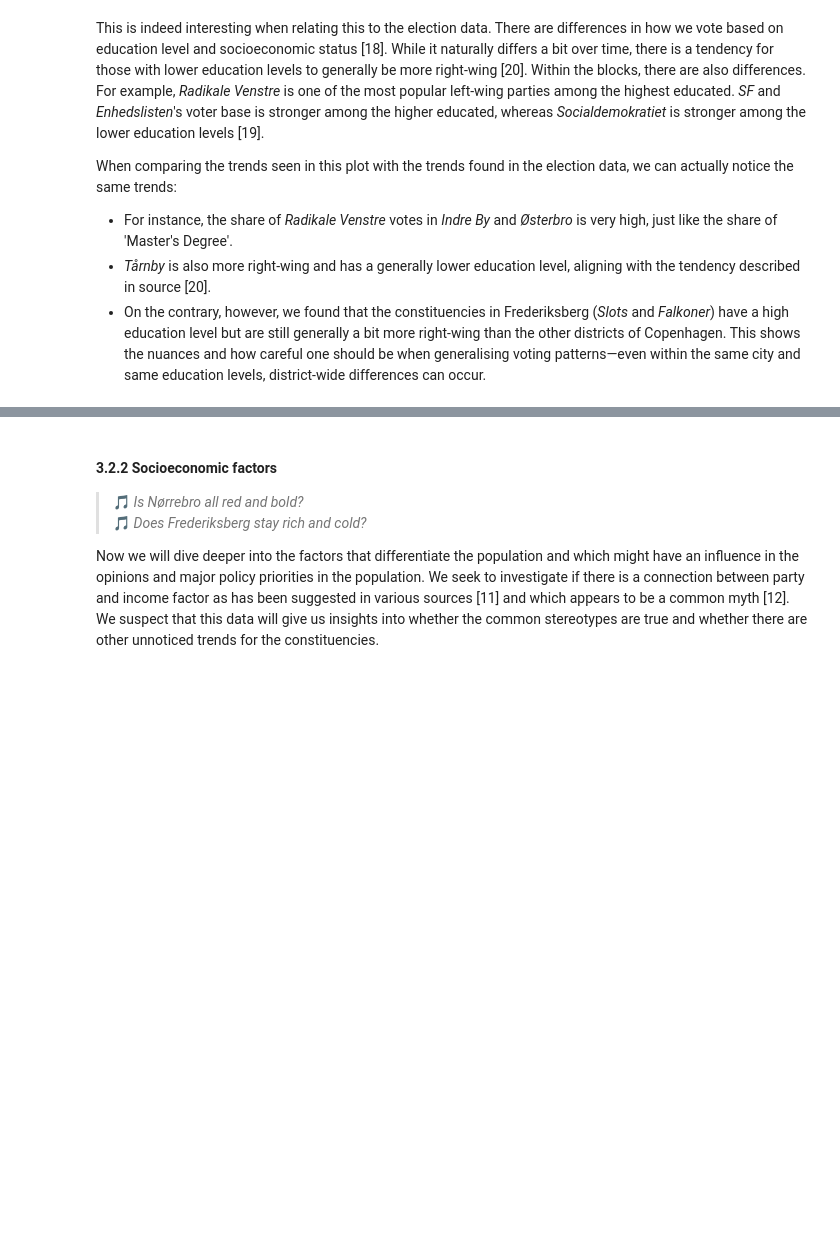
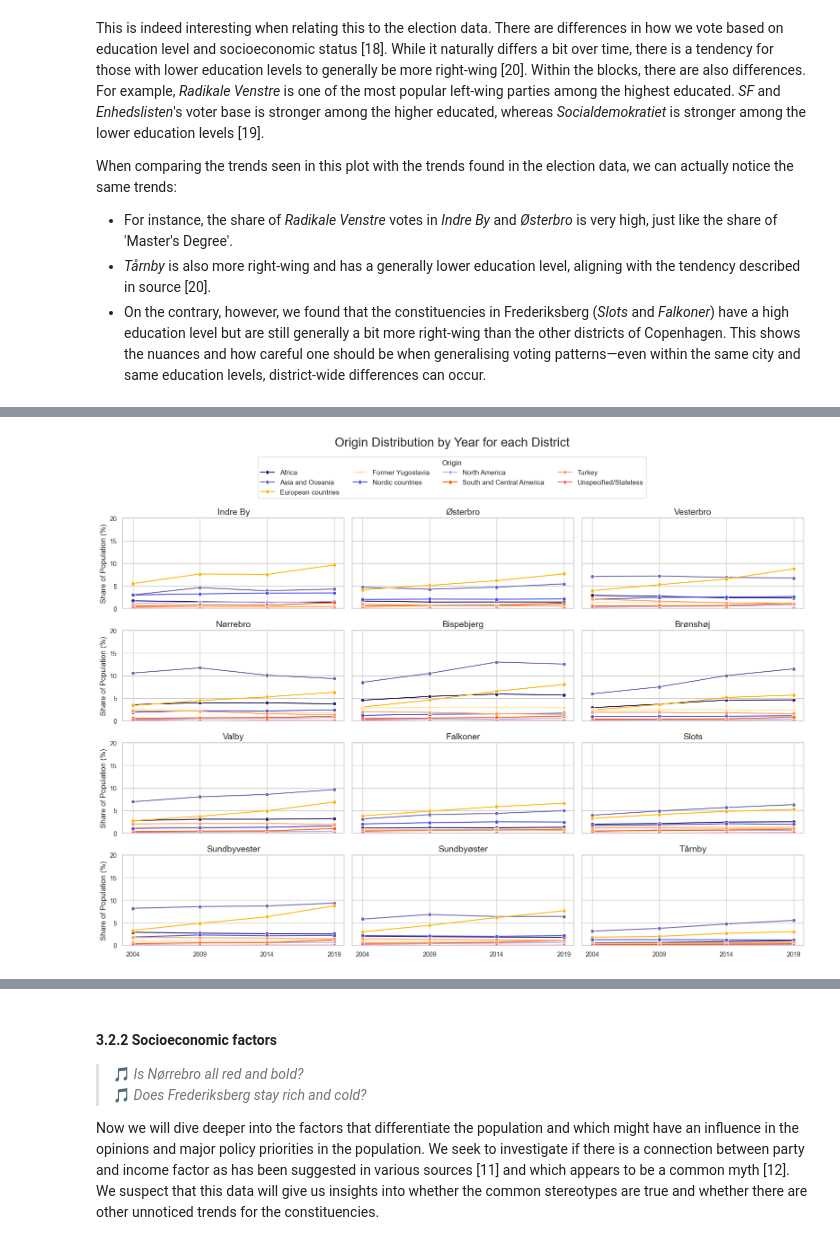
Before and after one commit to johannefranck/SocialData2025_FinalProject, a Jupyter notebook: Explainer_notebook.ipynb, the cells around one changed output, grey strips where cells are left out. Cells and saved outputs as stored; diff of their text form; code cells hidden in the pictures; blank space fills up the shorter version.

Commit message:
Origin text

```diff
--- a/Explainer_notebook.ipynb
+++ b/Explainer_notebook.ipynb
@@ -488,10 +488,10 @@ origin_mapping = {
     'Nordiskelande': 'Nordic countries',
     'Tyrkiet': 'Turkey',
     'TidligereJugoslavien': 'Former Yugoslavia',
-    'GamleEU-lande': 'Old EU countries',
-    'ØvrigegamleEU-lande': 'Old EU countries',
-    'NyeEU-lande': 'New EU countries',
-    'ØvrigeEuropa': 'Other European countries',
+    'GamleEU-lande': 'European countries',
+    'ØvrigegamleEU-lande': 'European countries',
+    'NyeEU-lande': 'European countries',
+    'ØvrigeEuropa': 'European countries',
     'Afrika': 'Africa',
     'Nordamerika': 'North America',
     'Syd-ogMellemamerika': 'South and Central America',
@@ -1432,0 +1439,24 @@ When comparing the trends seen in this plot with the trends found in the electio
+# %%
+df_origin = df_origin_long.copy()
+
+# total population for each district per year
+total_population_per_district_year = df_demo_long.groupby(['KredsNr', 'Year'])['Count'].sum().reset_index()
+total_population_per_district_year.rename(columns={'Count': 'TotalPopulation'}, inplace=True)
+
+origin_by_district_year = df_origin.groupby(['KredsNr', 'Year', 'Origin'])['Count'].sum().reset_index()
+
+origin_percentage = origin_by_district_year.merge(total_population_per_district_year, on=['KredsNr', 'Year'])
+
+# Percentage of each origin for each district and year
+origin_percentage['Percentage'] = (origin_percentage['Count'] / origin_percentage['TotalPopulation']) * 100
+# %%
+plot_population_percentage_by_origin_and_district(
+    df_grouped = origin_percentage,
+    colors = expanded_theme_colors,
+    constituency_id_to_name = constituency_id_to_name,
+    const_order = const_order,
+    y_range=(0, 20),
+    title="Origin Distribution by Year for each District"
+)
+# %% [output]
+[figure, added]
```
Also changed, not shown: parts of 6 cells of this notebook, 1 other file.
